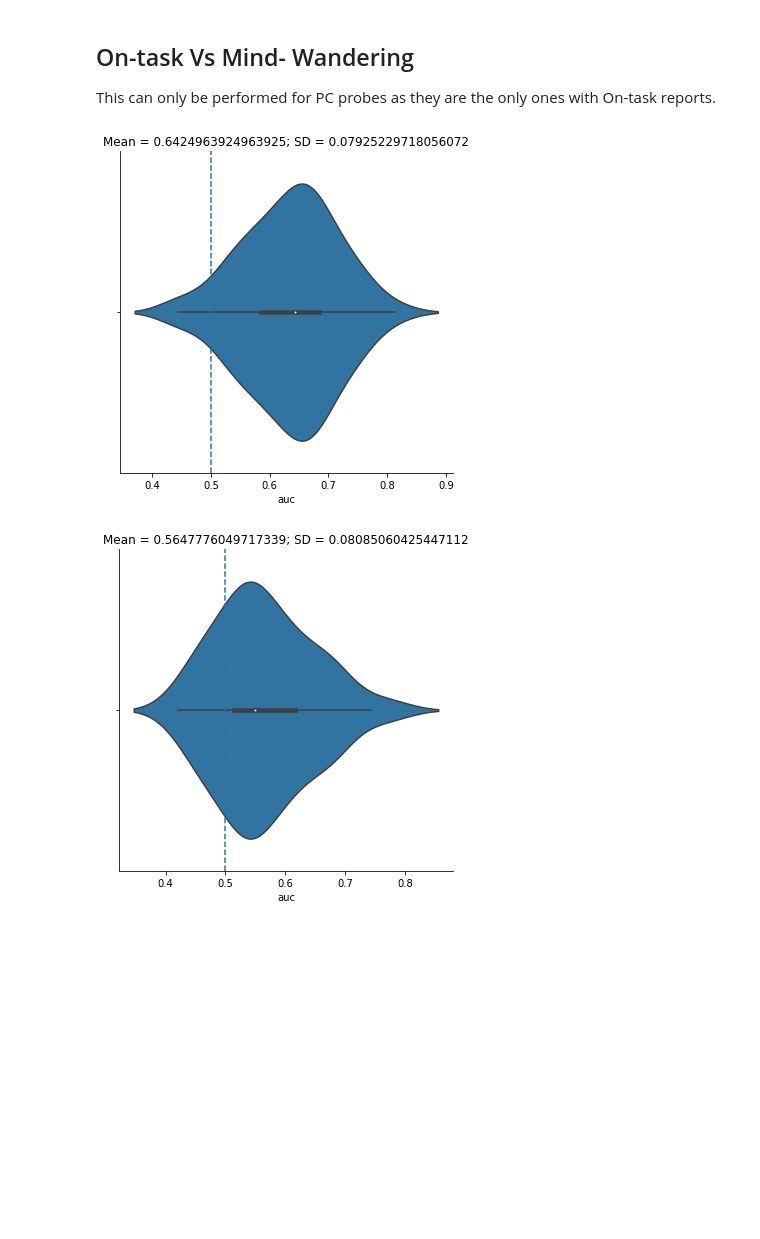
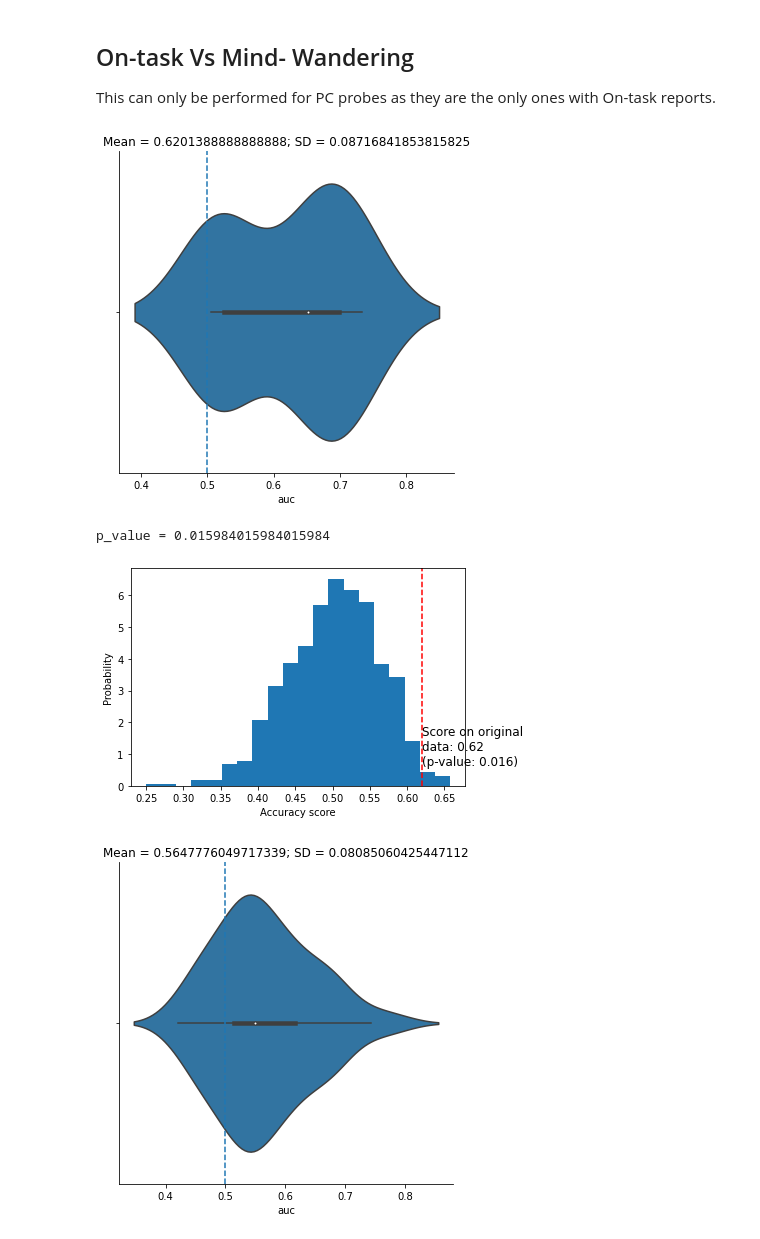
Before and after one commit to Nicobruno92/mw_markers_project, a Jupyter notebook: multivariate_analysis.ipynb, the cells around one changed output. Drawn from its saved outputs; the diff is of its cells as text; code cells hidden in the pictures; blank space fills up the shorter version.

```diff
--- a/multivariate_analysis.ipynb
+++ b/multivariate_analysis.ipynb
@@ -53,8 +53,8 @@ all_participants = [
     "VP37",
 ]
 
-path = "/media/nicolas.bruno/63f8a366-34b7-4896-a7ce-b5fb4ee78535/Nico/MW_eeg_data/minmarker/"  # icm-linux
-# path = '/Users/nicobruno/ownCloud/MW_eeg_data/minmarker/' #nico-mac
+# path = "/media/nicolas.bruno/63f8a366-34b7-4896-a7ce-b5fb4ee78535/Nico/MW_eeg_data/minmarker/"  # icm-linux
+path = '/Users/nicobruno/ownCloud/MW_eeg_data/minmarker/' #nico-mac
 # %%
 df = pd.DataFrame()
 
@@ -72,8 +72,9 @@ for i, v in enumerate(all_participants):
 df.to_csv("all_markers.csv")
 # %%
 df_markers = (
-    df.query("stimuli == 'go'")
-    .query("correct == 'correct'")
+    df
+#     .query("stimuli == 'go'")
+#     .query("correct == 'correct'")
     .query("preproc == 'subtracted'")
     .query("prev_trial <= 4")
     .drop(
@@ -259,21 +158,9 @@ def multivariate_classifier(
 # %%
-multivariate_classifier(data = df_mind, label = 'mind2', features = df_mind.drop('mind2', axis = 1).columns, model = 'SVM', permutation = True, n_permutations = 1000)
+df_auc = multivariate_classifier(data = df_mind, label = 'mind2', features = df_mind.drop('mind2', axis = 1).columns, model = 'SVM', permutation = True, n_permutations = 1000)
+# %% [output]
+[figure, added]
+p_value = 0.015984015984015984
+[figure, added]
-# %%
-# df_auc = multivariate_classifier(data = df_mind, label = 'mind2', features = df_mind.drop('mind2', axis = 1).columns, model = 'SVM', grid_search = False)
-
-# sns.catplot(x = 'auc', orient = 'h', data = df_auc, kind = 'violin')
-# plt.title(f'Mean = {np.mean(df_auc.auc)}; SD = {np.std(df_auc.auc)}')
-# plt.axvline(x = 0.5, linestyle = 'dashed')
-# plt.show()
-
-df_auc = multivariate_classifier(data = df_mind, label = 'mind2', features = df_mind.drop('mind2', axis = 1).columns, model = 'SVM', grid_search = True)
-
-sns.catplot(x = 'auc', orient = 'h', data = df_auc, kind = 'violin')
-plt.title(f'Mean = {np.median(df_auc.auc)}; SD = {np.std(df_auc.auc)}')
-plt.axvline(x = 0.5, linestyle = 'dashed')
-plt.show()
-# %% [output]
-[figure, removed]
 # %%
 y, label = pd.factorize(df_mind['mind2'])
 X = df_mind.drop('mind2', axis=1).astype('float32').values
```
Also changed, not shown: parts of 8 cells of this notebook, 5 other files.
